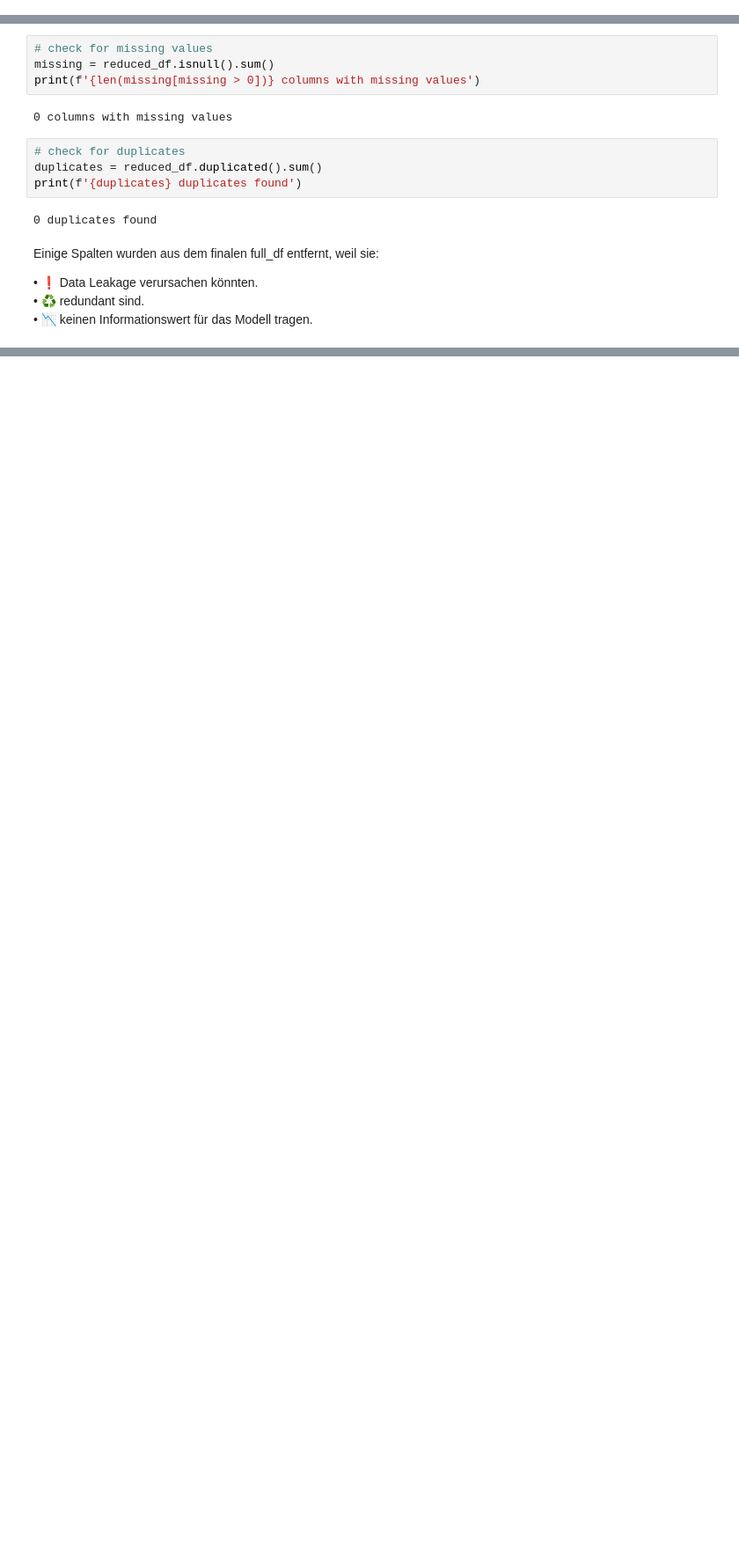
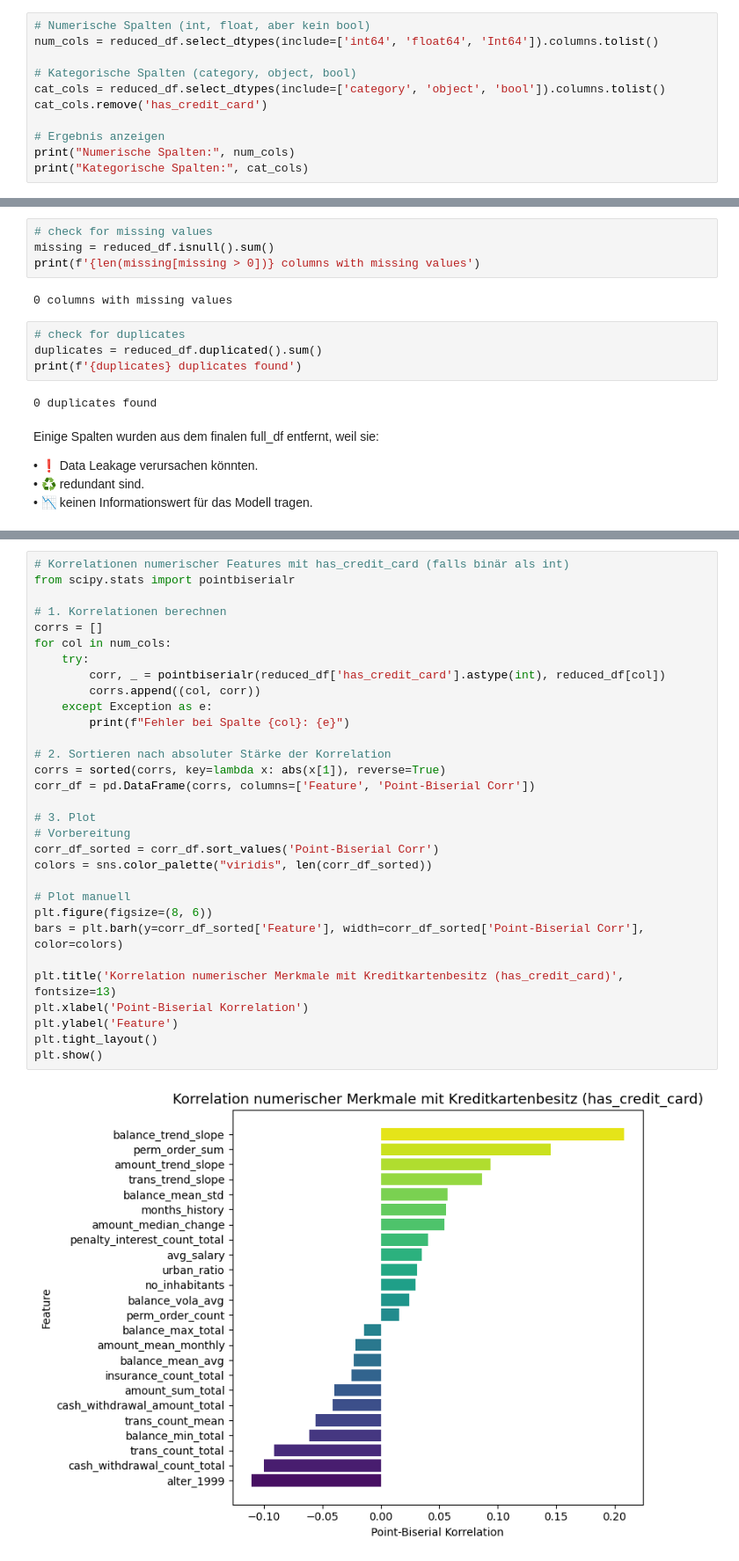
Before and after one commit to Steff72/aml_challenge, a Jupyter notebook: aml_challenge.ipynb, the cells around one changed output, grey strips where cells are left out. Shown: that part at 88% size. Drawn from its saved outputs; the diff is of its cells as text; blank space fills up the shorter version.

```diff
--- a/aml_challenge.ipynb
+++ b/aml_challenge.ipynb
@@ -1836,0 +1840,11 @@ memory usage: 513.7 KB
+# %%
+# Numerische Spalten (int, float, aber kein bool)
+num_cols = reduced_df.select_dtypes(include=['int64', 'float64', 'Int64']).columns.tolist()
+
+# Kategorische Spalten (category, object, bool)
+cat_cols = reduced_df.select_dtypes(include=['category', 'object', 'bool']).columns.tolist()
+cat_cols.remove('has_credit_card')
+
+# Ergebnis anzeigen
+print("Numerische Spalten:", num_cols)
+print("Kategorische Spalten:", cat_cols)
@@ -1854,0 +2038,33 @@ Einige Spalten wurden aus dem finalen full_df entfernt, weil sie:
+# %%
+# Korrelationen numerischer Features mit has_credit_card (falls binär als int)
+from scipy.stats import pointbiserialr
+
+# 1. Korrelationen berechnen
+corrs = []
+for col in num_cols:
+    try:
+        corr, _ = pointbiserialr(reduced_df['has_credit_card'].astype(int), reduced_df[col])
+        corrs.append((col, corr))
+    except Exception as e:
+        print(f"Fehler bei Spalte {col}: {e}")
+
+# 2. Sortieren nach absoluter Stärke der Korrelation
+corrs = sorted(corrs, key=lambda x: abs(x[1]), reverse=True)
+corr_df = pd.DataFrame(corrs, columns=['Feature', 'Point-Biserial Corr'])
+
+# 3. Plot
+# Vorbereitung
+corr_df_sorted = corr_df.sort_values('Point-Biserial Corr')
+colors = sns.color_palette("viridis", len(corr_df_sorted))
+
+# Plot manuell
+plt.figure(figsize=(8, 6))
+bars = plt.barh(y=corr_df_sorted['Feature'], width=corr_df_sorted['Point-Biserial Corr'], color=colors)
+
+plt.title('Korrelation numerischer Merkmale mit Kreditkartenbesitz (has_credit_card)', fontsize=13)
+plt.xlabel('Point-Biserial Korrelation')
+plt.ylabel('Feature')
+plt.tight_layout()
+plt.show()
+# %% [output]
+[figure, added]
```
Also changed, not shown: parts of 23 cells of this notebook, 5 other files.
